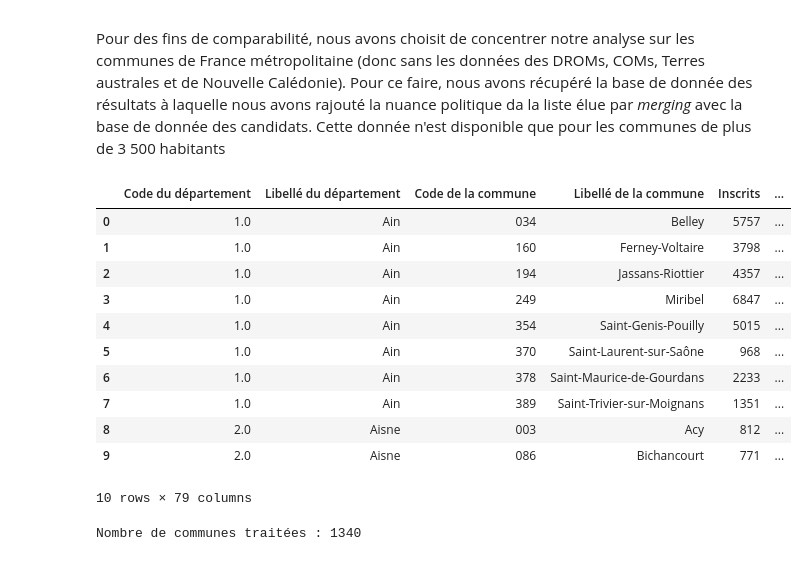
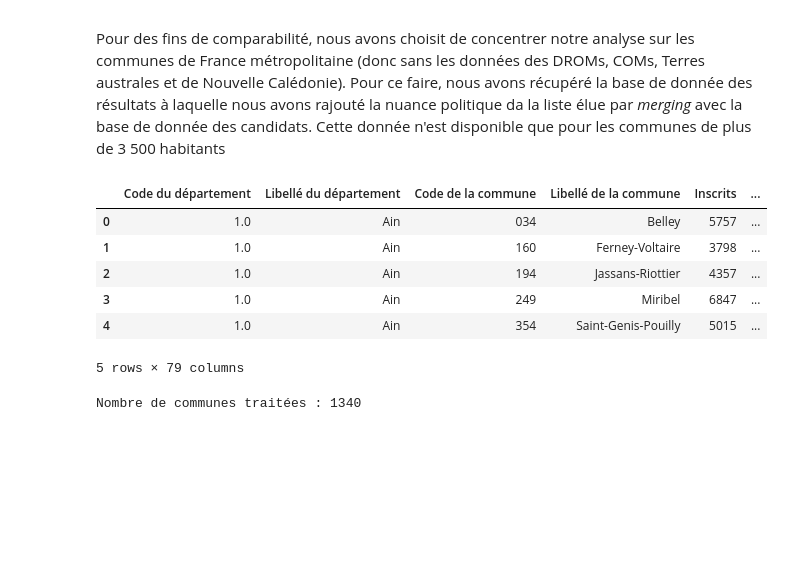
Before and after one commit to romainratajczyk/ENSAE-S1-Python-Project, a Jupyter notebook: Data formatting.ipynb, the cells around one changed output. Drawn from its saved outputs; the diff is of its cells as text; code cells hidden in the pictures; blank space fills up the shorter version.

```diff
--- a/Data formatting.ipynb
+++ b/Data formatting.ipynb
@@ -24,36 +24,31 @@ Pour des fins de comparabilité, nous avons choisit de concentrer notre analyse
 # %%
 #Nous faisons le choix d'enlever les DROM, les COM, les Terres australes et la Nouvelle-Calédonie : code de département None ou supérieurs à 900
 #le département de corse du sud sera noté 201 au lieu de 2A et haute corse 202 au lieu de 2B
 resultats_2020 = pd.read_excel(
     '/home/onyxia/work/Python-project/Data/2020-06-29-resultats-t2-communes-de-1000-hab-et-plus.xlsx',
     header=0,
     dtype={'Code de la commune': str, 'Code du département': str}
 )
 
 
 resultats_2020['Code du département'] = resultats_2020['Code du département'].replace({'2A': '201', '2B': '202'})
 resultats_2020['Code du département'] = pd.to_numeric(resultats_2020['Code du département'], errors='coerce')
 resultats_2020 = resultats_2020[resultats_2020['Code du département'] < 900]
 
 
 resultats_2020['Code commune'] = (
     resultats_2020['Code du département'].astype(int).astype(str).str.zfill(2) +
     resultats_2020['Code de la commune'].astype(str).str.zfill(3)
 )
-resultats_2020.head(10)
+resultats_2020.head(5)
 # %% [output]
 |  | Code du département | Libellé du département | Code de la commune | Libellé de la commune | Inscrits | ... |
 | 0 | 1.0 | Ain | 034 | Belley | 5757 | ... |
 | 1 | 1.0 | Ain | 160 | Ferney-Voltaire | 3798 | ... |
 | 2 | 1.0 | Ain | 194 | Jassans-Riottier | 4357 | ... |
 | 3 | 1.0 | Ain | 249 | Miribel | 6847 | ... |
 | 4 | 1.0 | Ain | 354 | Saint-Genis-Pouilly | 5015 | ... |
-| 5 | 1.0 | Ain | 370 | Saint-Laurent-sur-Saône | 968 | ... |
-| 6 | 1.0 | Ain | 378 | Saint-Maurice-de-Gourdans | 2233 | ... |
-| 7 | 1.0 | Ain | 389 | Saint-Trivier-sur-Moignans | 1351 | ... |
-| 8 | 2.0 | Aisne | 003 | Acy | 812 | ... |
-| 9 | 2.0 | Aisne | 086 | Bichancourt | 771 | ... |
-10 rows × 79 columns
+5 rows × 79 columns
 # %%
 # Pour chaque commune, nous récupérons le vainqueur de l'élection qui à remporté par définition
 # le plus de voix. A la différence d'une base de données où seuls les gagnants sont indiqués, cela
```
Also changed, not shown: 3 other files.
